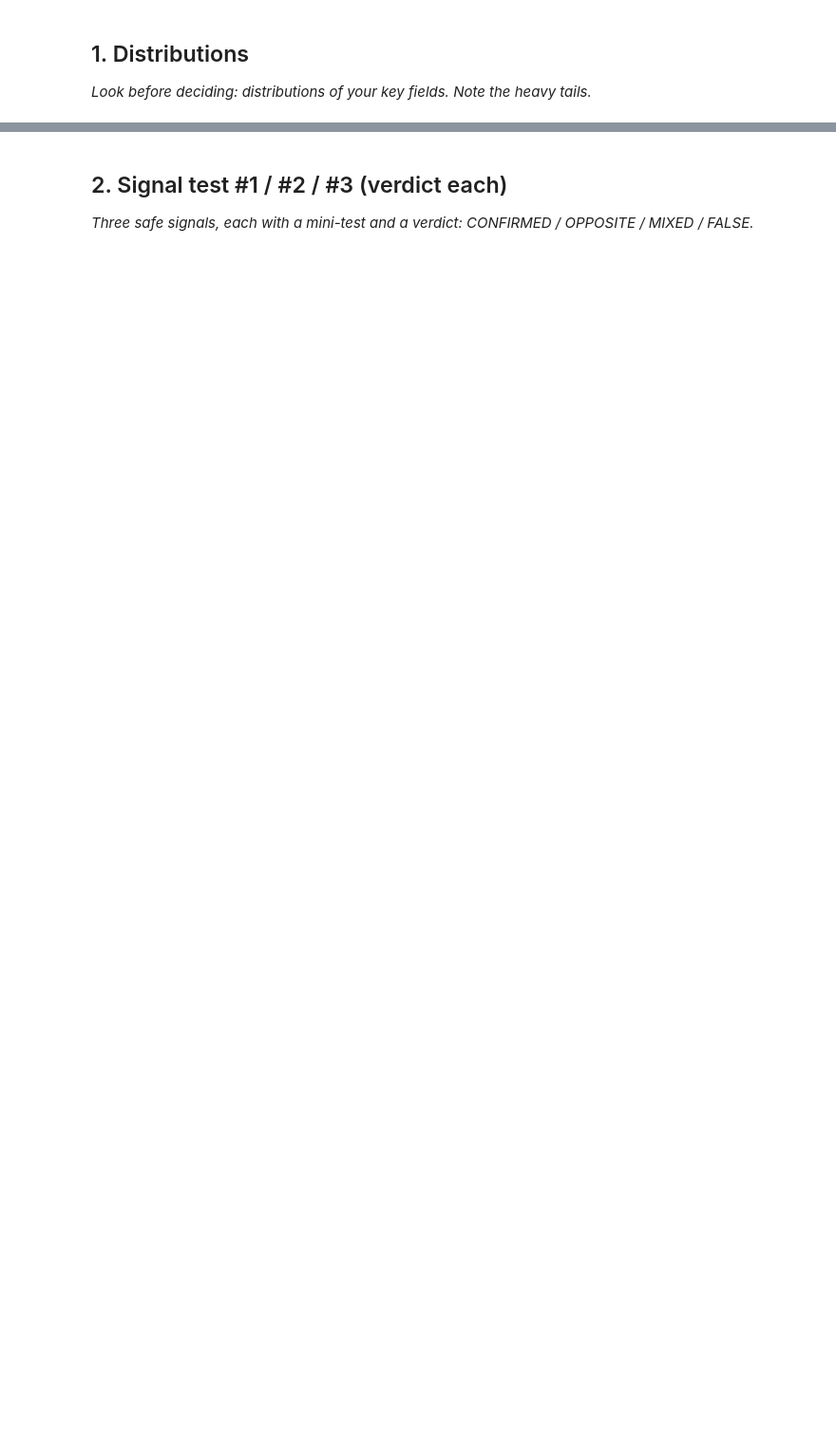
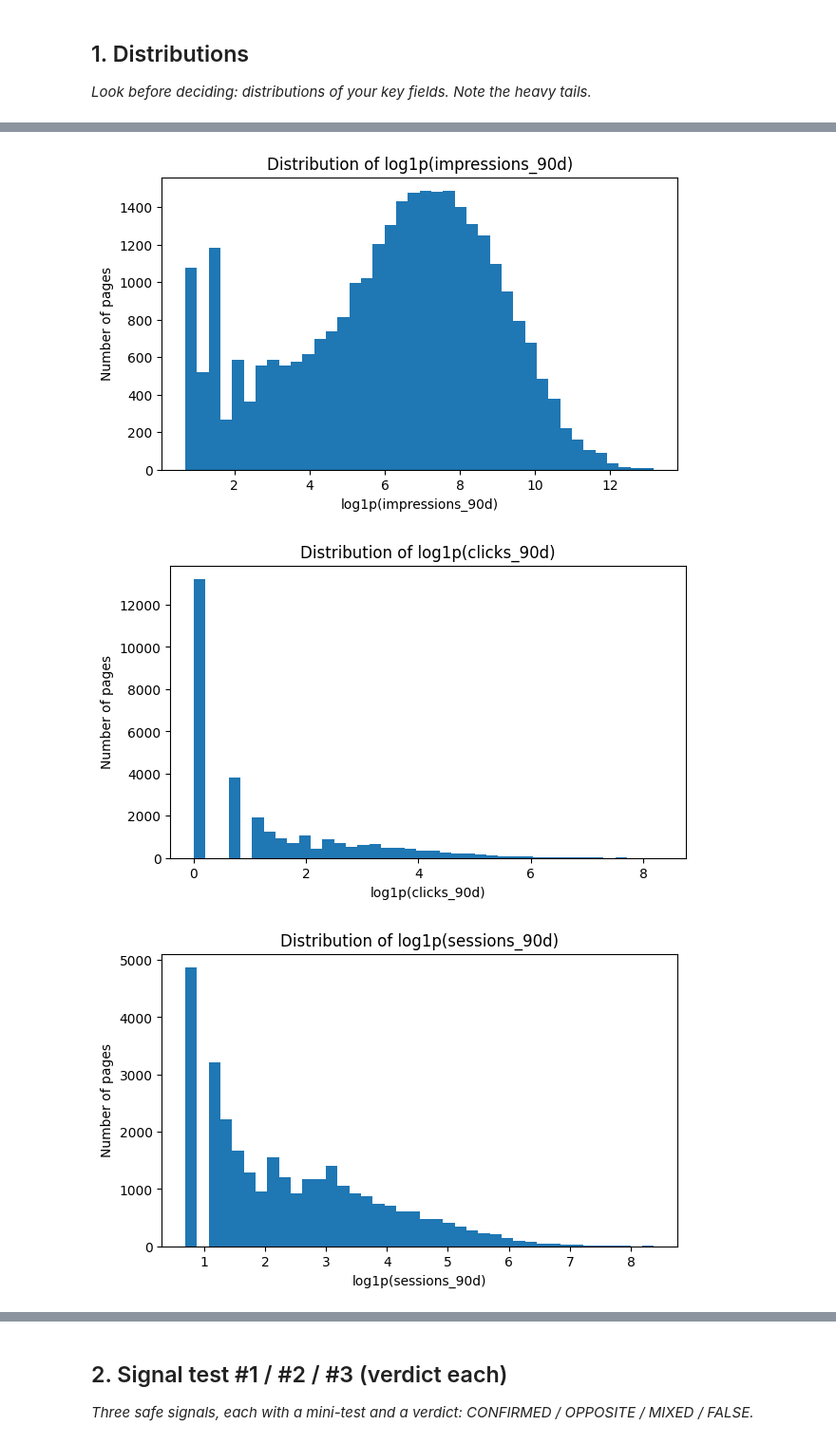
Before and after one commit to Nayab-khalid/FlyRank-AI-Internship, a Jupyter notebook: work/notebooks/w04_signal_audit.ipynb, the cells around one changed output, grey strips where cells are left out. Shown at 95% size. Saved outputs shown, nothing was run; the diff lists cells and outputs as text; code cells hidden in the pictures; blank space fills up the shorter version.

```diff
--- a/work/notebooks/w04_signal_audit.ipynb
+++ b/work/notebooks/w04_signal_audit.ipynb
@@ -15,0 +15,71 @@ This skeleton is yours to fill. Work the sections **in order** — each one has
+# %%
+# ML 06 — Section 1: Distributions
+# Load the starter CSV directly from GitHub and inspect the main signals.
+# The purpose is to see the shape of the data before testing relationships.
+
+import pandas as pd
+import numpy as np
+import matplotlib.pyplot as plt
+import urllib.request
+from pathlib import Path
+
+csv_url = "https://raw.githubusercontent.com/Nayab-khalid/FlyRank-AI-Internship/main/data/raw/content_refresh_anonymized.csv"
+local_path = Path("/content/content_refresh_anonymized.csv")
+
+if not local_path.exists():
+    urllib.request.urlretrieve(csv_url, local_path)
+
+df = pd.read_csv(local_path)
+
+print("Dataset loaded successfully.")
+print("Rows:", len(df))
+print("Columns:", len(df.columns))
+
+# Main numeric signals for this audit.
+signals = [
+    "impressions_90d",
+    "clicks_90d",
+    "sessions_90d",
+    "content_age_days",
+    "days_since_last_update",
+    "word_count",
+    "avg_position",
+    "ctr"
+]
+
+signals = [c for c in signals if c in df.columns]
+
+# Print useful distribution statistics.
+distribution_table = df[signals].describe().T[
+    ["count", "mean", "50%", "min", "max"]
+]
+
+display(distribution_table)
+
+# Check the amount of missing data.
+missing_table = (
+    df[signals]
+    .isna()
+    .sum()
+    .reset_index()
+)
+
+missing_table.columns = ["feature", "missing_rows"]
+
+display(missing_table)
+
+# Plot the main heavy tailed traffic signals using log scale.
+for col in ["impressions_90d", "clicks_90d", "sessions_90d"]:
+    if col in df.columns:
+        plt.figure(figsize=(7, 4))
+        plt.hist(
+            np.log1p(df[col].fillna(0)),
+            bins=40
+        )
+        plt.title(f"Distribution of log1p({col})")
+        plt.xlabel(f"log1p({col})")
+        plt.ylabel("Number of pages")
+        plt.show()
+
+print("Observation: traffic variables are strongly uneven, with many lower values and a smaller number of high volume pages.")
+# %% [output]
@@ -15,0 +107,3 @@ This skeleton is yours to fill. Work the sections **in order** — each one has
+[figure, added]
+[figure, added]
+[figure, added]
```
Also changed, not shown: parts of 9 cells of this notebook.
